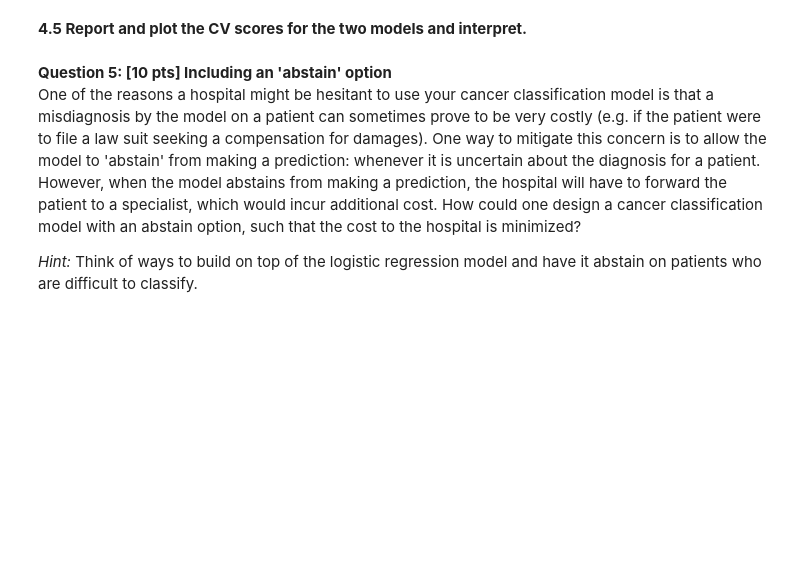
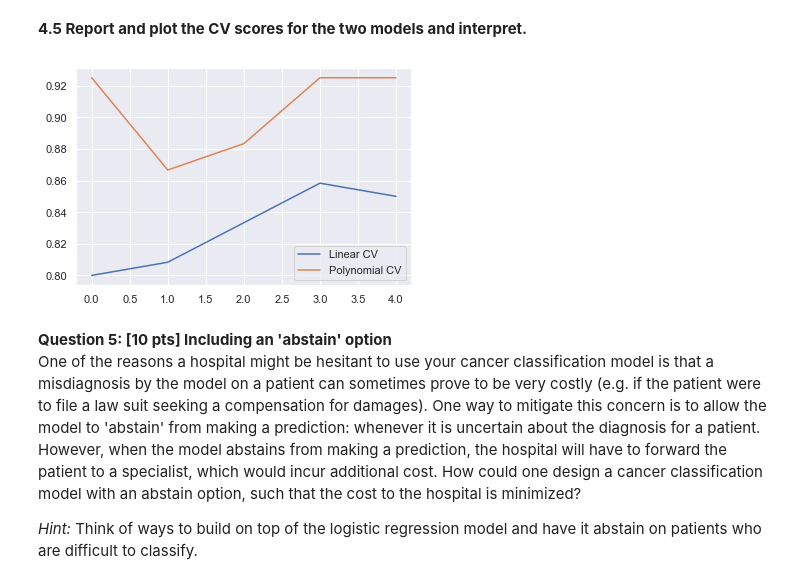
Before and after one commit to kcang2/cs109a, a Jupyter notebook: homeworks/cs109a_HW4.ipynb, the cells around one changed output. Cells and saved outputs as stored; diff of their text form; code cells hidden in the pictures; blank space fills up the shorter version.

```diff
--- a/homeworks/cs109a_HW4.ipynb
+++ b/homeworks/cs109a_HW4.ipynb
@@ -586,3 +597,17 @@ def overlay_decision_boundary(ax, model, colors=None, nx=200, ny=200, desaturate
+# %%
+# your code here
+polymodel = make_pipeline(PolynomialFeatures(), LogisticRegression(solver="lbfgs", multi_class="ovr", max_iter=10000))
+polyCV = cross_val_score(polymodel, X_train[two_preds], y_train, cv=5)
+
+linmodel = LogisticRegression(solver="lbfgs", multi_class="ovr", max_iter=10000)
+linCV = cross_val_score(linmodel, X_train[two_preds], y_train, cv=5)
+# %%
+# your code here
+plt.plot(linCV, label="Linear CV")
+plt.plot(polyCV, label="Polynomial CV")
+plt.legend();
+# %% [output]
+[figure, added]
 # %% [markdown]
 <div class='exercise'><b> Question 5: [10 pts] Including an 'abstain' option </b></div>
 
```
Also changed, not shown: parts of 18 cells of this notebook.
